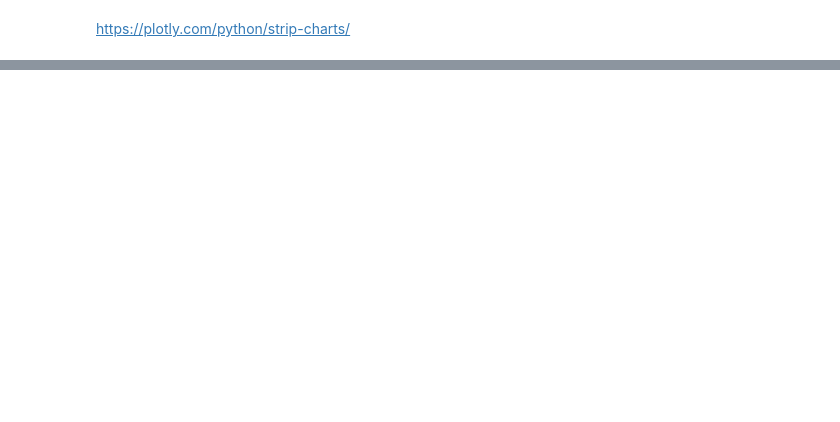
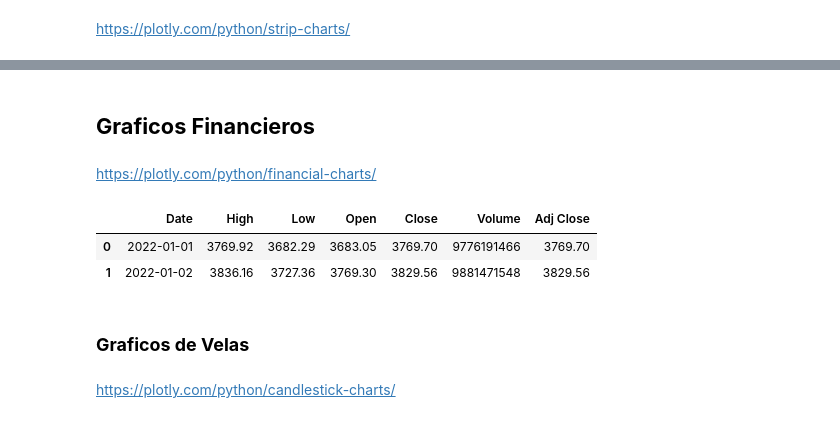
Before and after one commit to cristiandarioortegayubro/base, a Jupyter notebook: colab/px_01.ipynb, the cells around one changed output, grey strips where cells are left out. Cells and saved outputs as stored; diff of their text form; code cells hidden in the pictures; blank space fills up the shorter version.

```diff
--- a/colab/px_01.ipynb
+++ b/colab/px_01.ipynb
@@ -257,3 +330,17 @@ px.strip(df,
                    "continent":"Continente"})
 # %% [output]
 [interactive output not drawn]
+# %% [markdown]
+## **Graficos Financieros**
+# %% [markdown]
+https://plotly.com/python/financial-charts/
+# %%
+eth.head(2)
+# %% [output]
+|  | Date | High | Low | Open | Close | Volume | Adj Close |
+| 0 | 2022-01-01 | 3769.92 | 3682.29 | 3683.05 | 3769.70 | 9776191466 | 3769.70 |
+| 1 | 2022-01-02 | 3836.16 | 3727.36 | 3769.30 | 3829.56 | 9881471548 | 3829.56 |
+# %% [markdown]
+### **Graficos de Velas**
+# %% [markdown]
+https://plotly.com/python/candlestick-charts/
```
Also changed, not shown: parts of 23 cells of this notebook.
